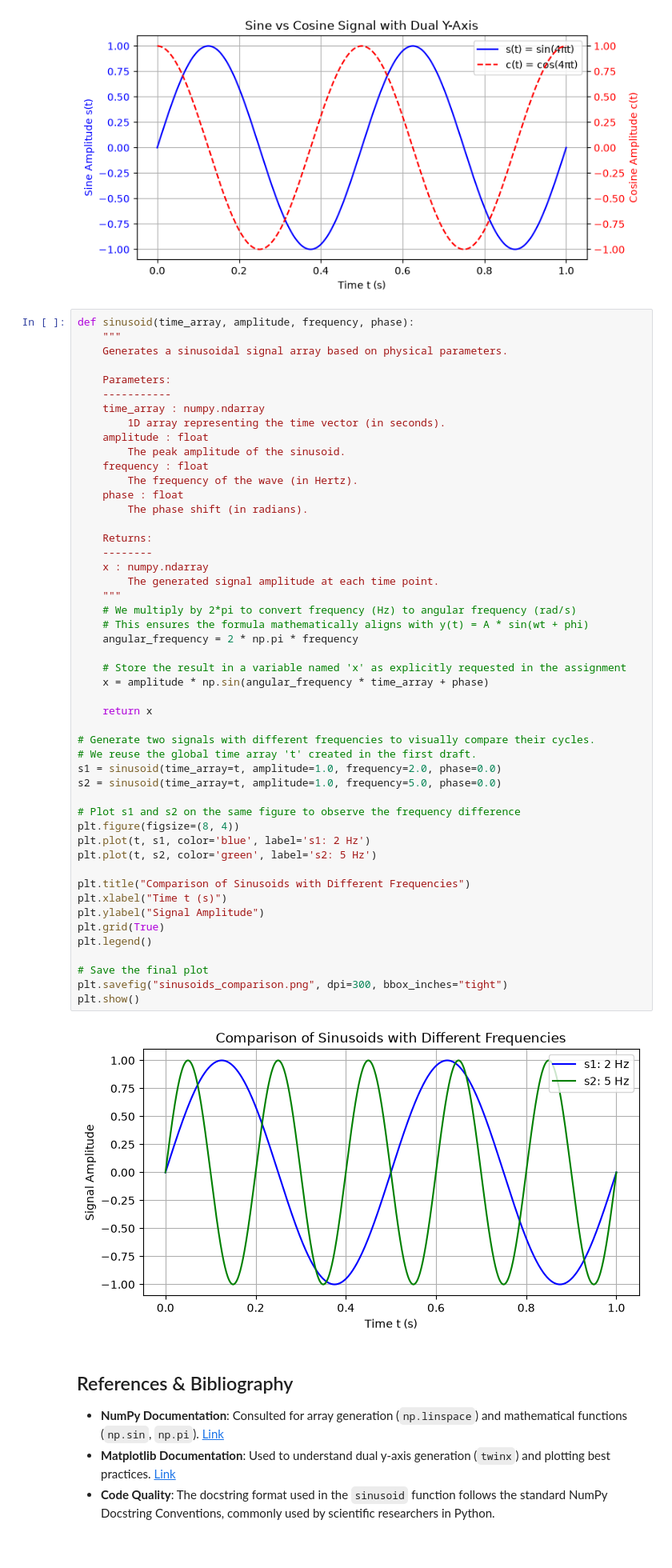
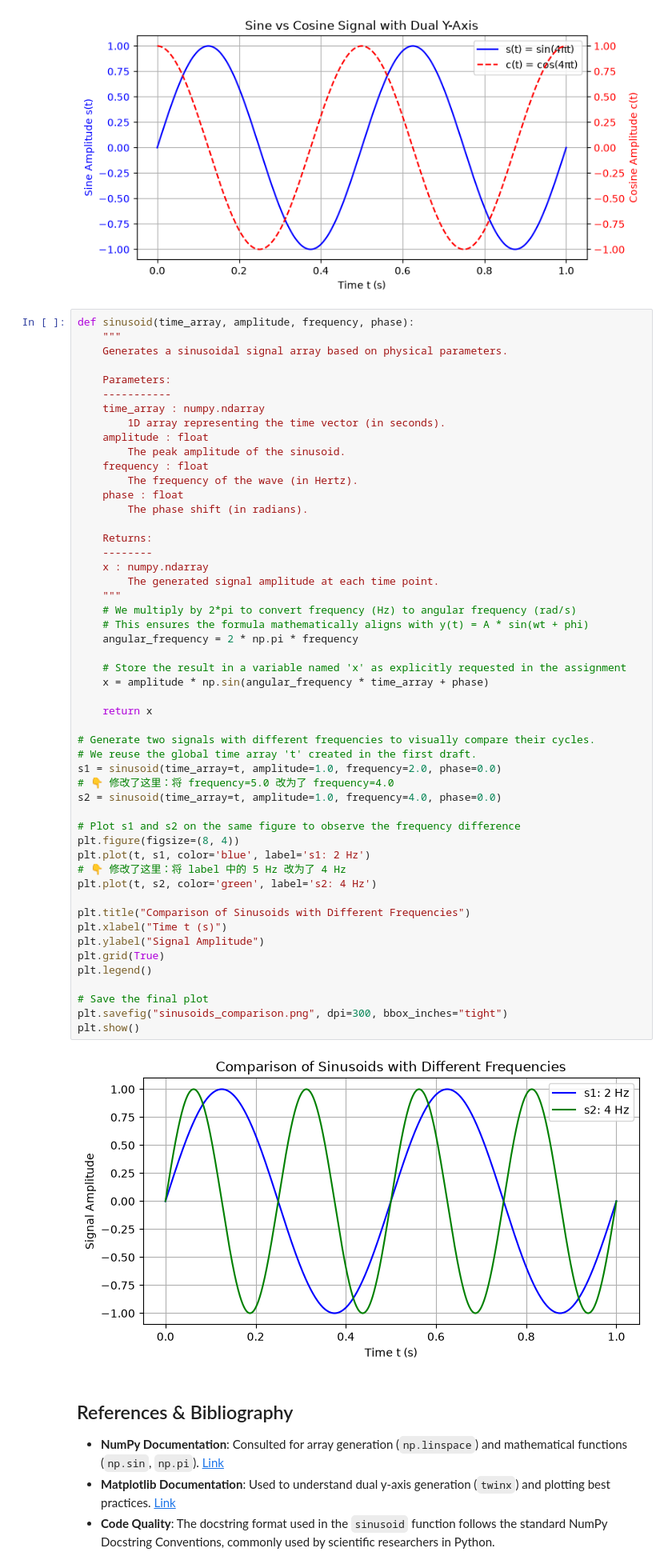
Before and after one commit to alonlongsan/python-series02, a Jupyter notebook: python-series02.ipynb, the cells around one changed output. Shown at 80% size. Drawn from its saved outputs; the diff is of its cells as text.

```diff
--- a/python-series02.ipynb
+++ b/python-series02.ipynb
@@ -104,36 +104,38 @@ def sinusoid(time_array, amplitude, frequency, phase):
     x : numpy.ndarray
         The generated signal amplitude at each time point.
     """
     # We multiply by 2*pi to convert frequency (Hz) to angular frequency (rad/s)
     # This ensures the formula mathematically aligns with y(t) = A * sin(wt + phi)
     angular_frequency = 2 * np.pi * frequency
 
     # Store the result in a variable named 'x' as explicitly requested in the assignment
     x = amplitude * np.sin(angular_frequency * time_array + phase)
 
     return x
 
 # Generate two signals with different frequencies to visually compare their cycles.
 # We reuse the global time array 't' created in the first draft.
 s1 = sinusoid(time_array=t, amplitude=1.0, frequency=2.0, phase=0.0)
-s2 = sinusoid(time_array=t, amplitude=1.0, frequency=5.0, phase=0.0)
+# 👇 修改了这里：将 frequency=5.0 改为了 frequency=4.0
+s2 = sinusoid(time_array=t, amplitude=1.0, frequency=4.0, phase=0.0)
 
 # Plot s1 and s2 on the same figure to observe the frequency difference
 plt.figure(figsize=(8, 4))
 plt.plot(t, s1, color='blue', label='s1: 2 Hz')
-plt.plot(t, s2, color='green', label='s2: 5 Hz')
+# 👇 修改了这里：将 label 中的 5 Hz 改为了 4 Hz
+plt.plot(t, s2, color='green', label='s2: 4 Hz')
 
 plt.title("Comparison of Sinusoids with Different Frequencies")
 plt.xlabel("Time t (s)")
 plt.ylabel("Signal Amplitude")
 plt.grid(True)
 plt.legend()
 
 # Save the final plot
 plt.savefig("sinusoids_comparison.png", dpi=300, bbox_inches="tight")
 plt.show()
 # %% [output]
-[figure, old version]
+[figure, new version]
 # %% [markdown]
 ## References & Bibliography
 - **NumPy Documentation**: Consulted for array generation (`np.linspace`) and mathematical functions (`np.sin`, `np.pi`). [Link](https://numpy.org/doc/)
```
Also changed, not shown: 2 other files.
